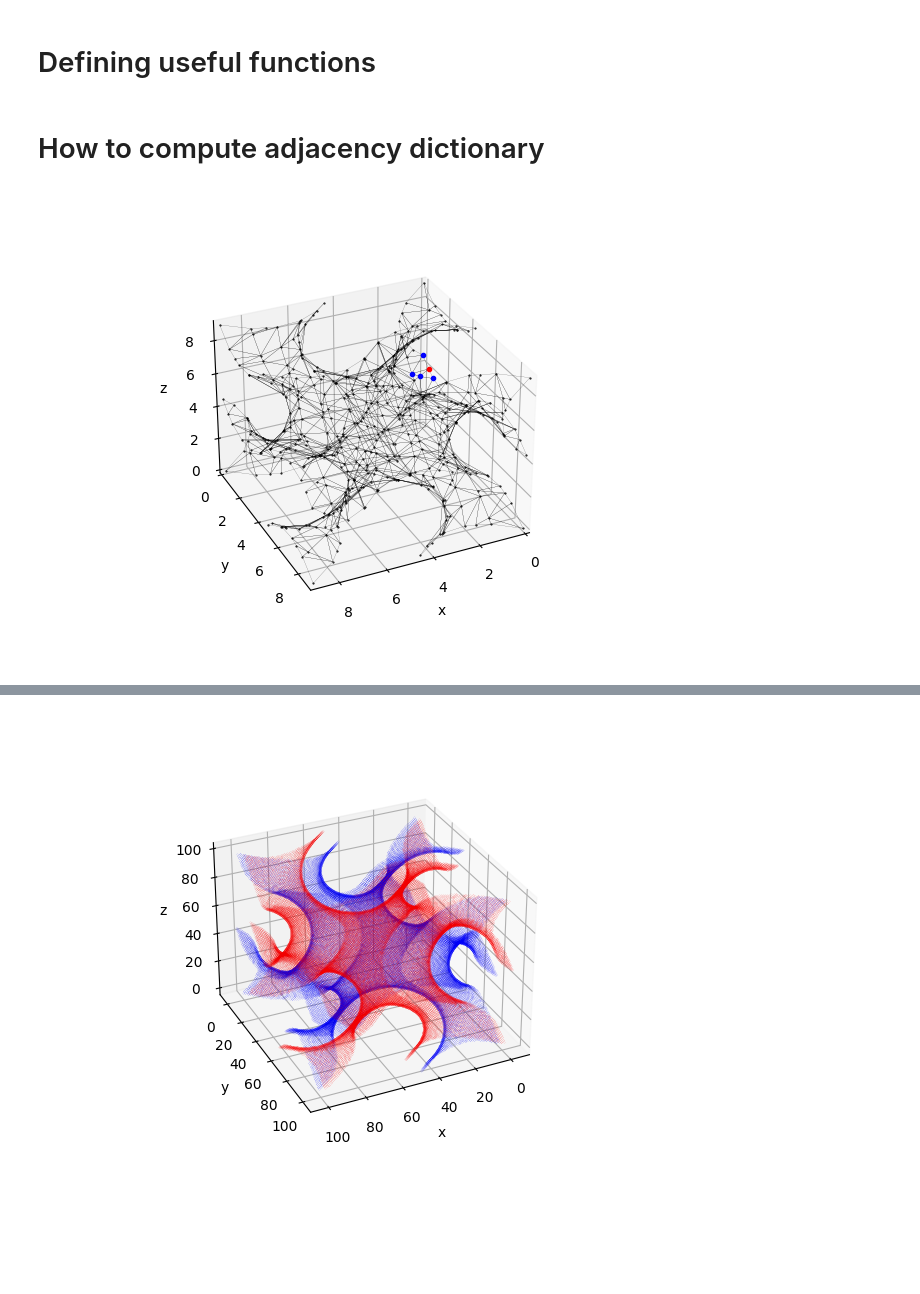
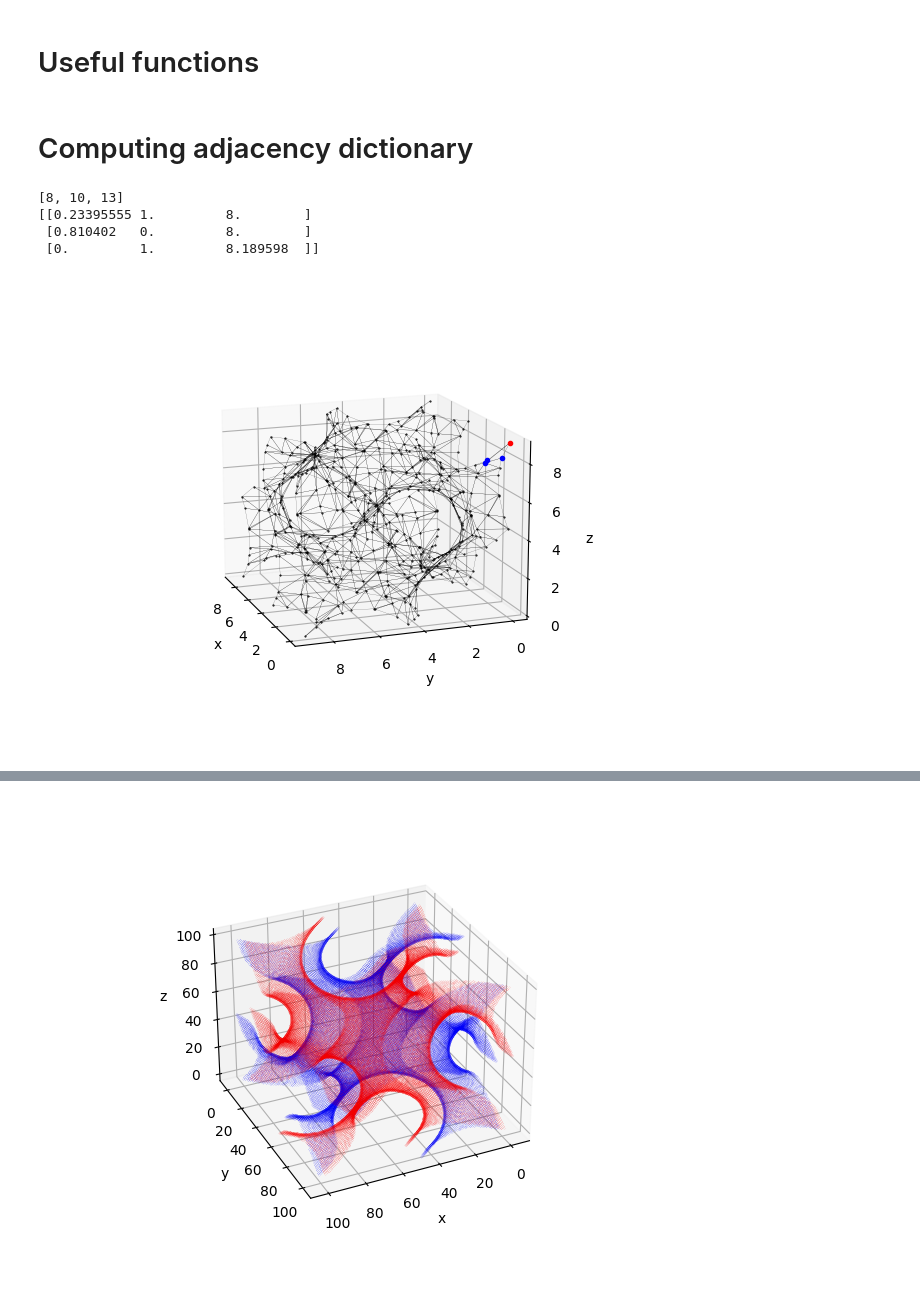
Before and after one commit to AstroKriel/Geodesics, a Jupyter notebook: demo_gyroid.ipynb, the cells around one changed output, grey strips where cells are left out. Saved outputs shown, nothing was run; the diff lists cells and outputs as text; code cells hidden in the pictures; blank space fills up the shorter version.

```diff
--- a/demo_gyroid.ipynb
+++ b/demo_gyroid.ipynb
@@ -17,5 +18,5 @@ from itertools import combinations
 # %% [markdown]
-# Defining useful functions
+# Useful functions
 # %%
 def gyroid(x, y, z):
     return np.cos(x) * np.sin(y) + np.cos(y) * np.sin(z) + np.cos(z) * np.sin(x)
@@ -51,7 +52,7 @@ def genAdjDict(verts, faces):
     ## initialise adjacency dictionary
     dict_adj = {}
     ## for each point store the list of point indices that are connected to it
-    for point_index in range(num_points-1):
+    for point_index in range(num_points):
         dict_adj[point_index] = getFlatNUniqueList([
             [
                 elem
@@ -86,29 +87,33 @@ def drawAdjPoints(ax, dict_adj, verts, point_index=0):
     for adj_index in adj_indices_grouped:
         ax.plot(verts[adj_index,0], verts[adj_index,1], verts[adj_index,2], "b.")
 # %% [markdown]
-# How to compute adjacency dictionary
+# Computing adjacency dictionary
 # %%
-## how to compute
-
 ## generate data
 verts, faces, normals = genPointCloud(implicit_func=gyroid, res=10)
 dict_adj = genAdjDict(verts, faces)
 
+
+plt.close("all")
 ## create figure canvas and a 3D axis
 fig = plt.figure()
 ax = fig.add_subplot(111, projection="3d")
 ## draw data
 drawSurfaceMesh(ax, verts, faces)
-drawAdjPoints(ax, dict_adj, verts, point_index=0)
+i = 12
+drawAdjPoints(ax, dict_adj, verts, point_index=i)
+print(dict_adj[i])
+print(verts[dict_adj[i],:])
 ## label axes
-ax.set_xlim(0, 9)
-ax.set_ylim(0, 9)
-ax.set_zlim(0, 9)
 ax.set_xlabel("x")
 ax.set_ylabel("y")
 ax.set_zlabel("z")
 ## show figure
-ax.view_init(30, 65)
+ax.view_init(15, 160)
 # fig.show()
 # %% [output]
+[8, 10, 13]
+[[0.23395555 1.         8.        ]
+ [0.810402   0.         8.        ]
+ [0.         1.         8.189598  ]]
-[figure, old version]
+[figure, new version]
```
Also changed, not shown: parts of 8 cells of this notebook, 5 other files.
